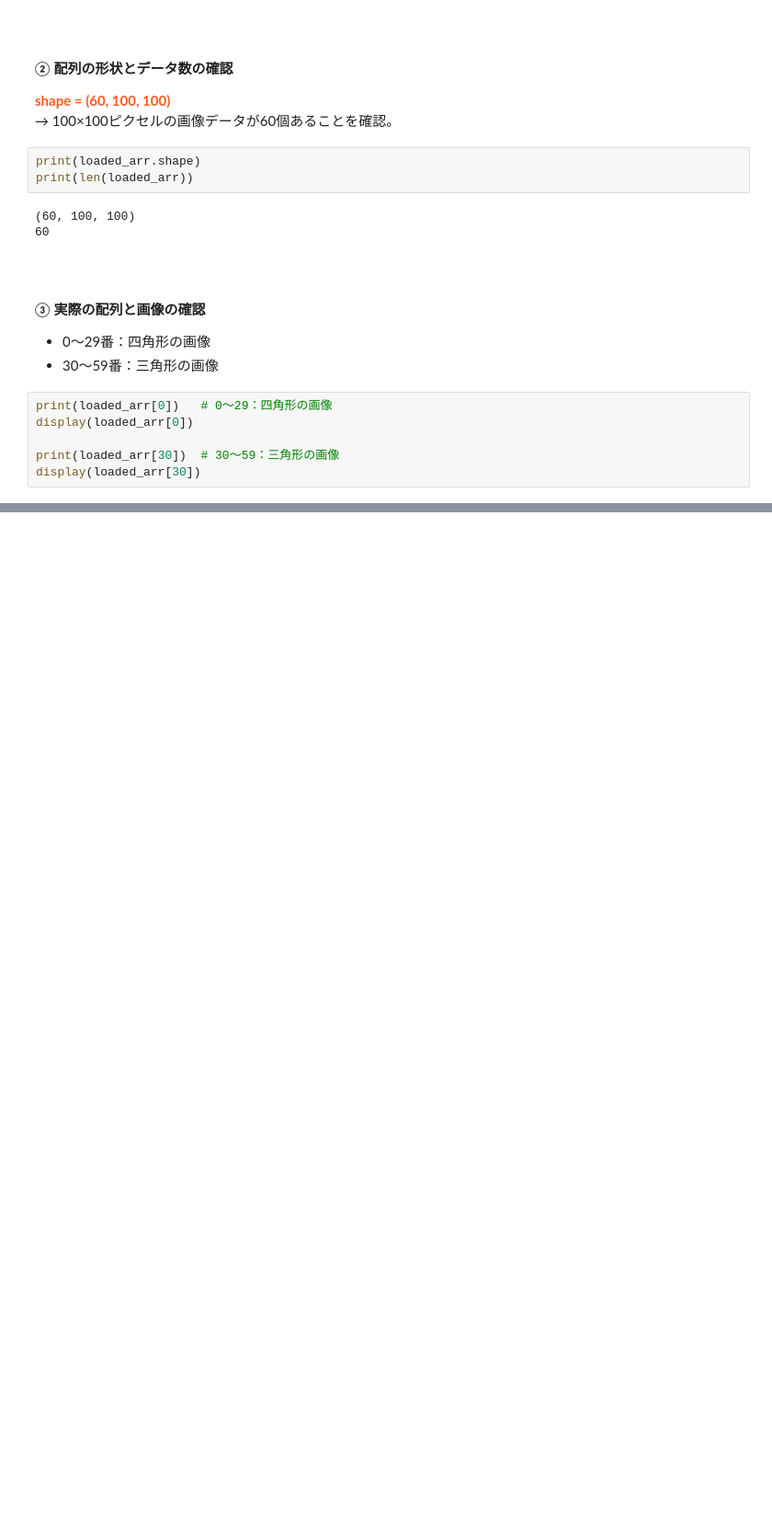
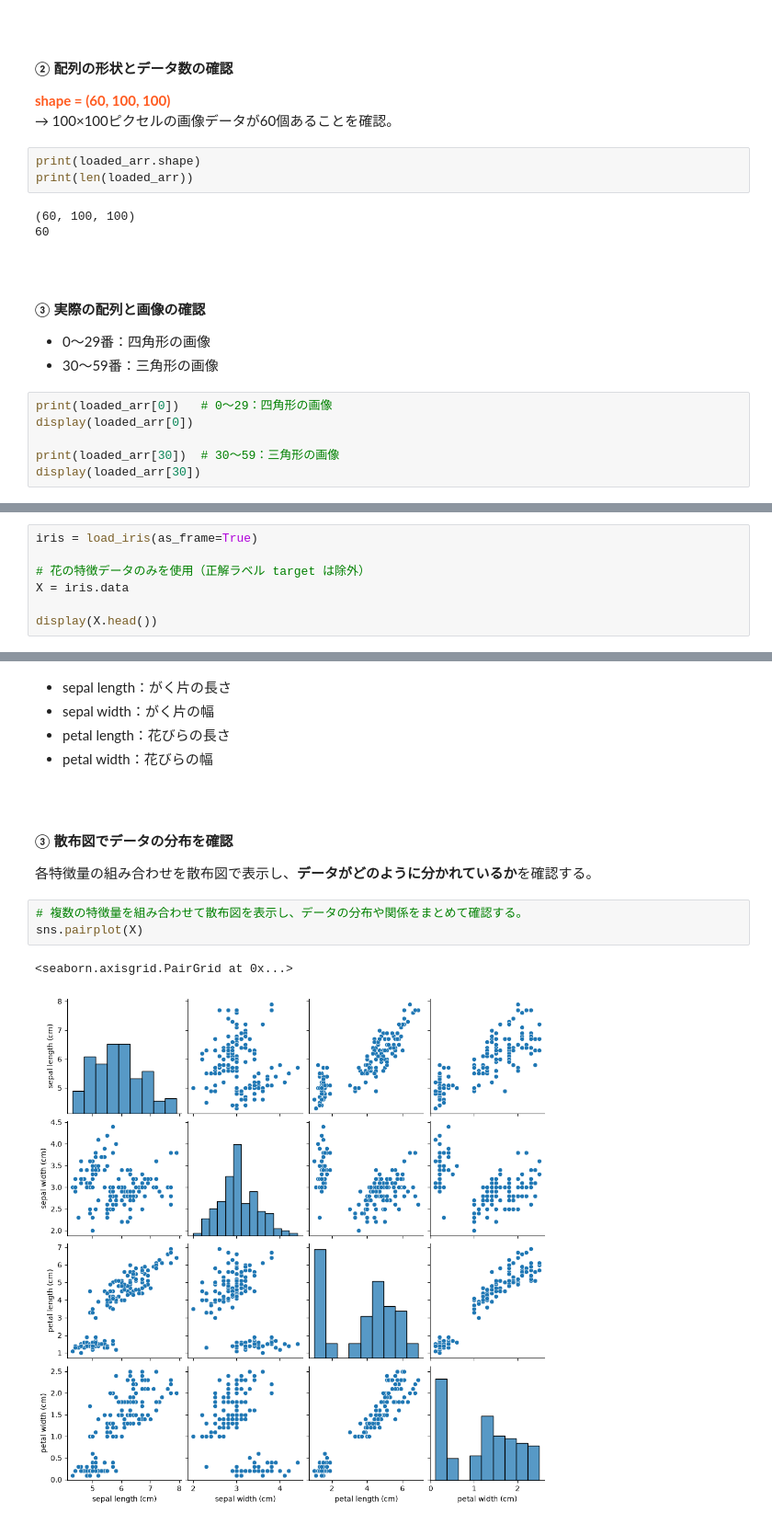
Before and after one commit to KaiLynn99/python_alone, a Jupyter notebook: 2026 10月/10.13 (76日目)/【機械学習】 9. 教師なし学習：クラスタリング.ipynb, the cells around one changed output, grey strips where cells are left out. Shown at 92% size. Drawn from its saved outputs; the diff is of its cells as text; blank space fills up the shorter version.

```diff
--- a/2026 10月/10.13 (76日目)/【機械学習】 9. 教師なし学習：クラスタリング.ipynb
+++ b/2026 10月/10.13 (76日目)/【機械学習】 9. 教師なし学習：クラスタリング.ipynb
@@ -106,0 +285,7 @@ display(loaded_arr[30])
+# %%
+iris = load_iris(as_frame=True)
+
+# 花の特徴データのみを使用（正解ラベル target は除外）
+X = iris.data
+
+display(X.head())
@@ -106,0 +299,17 @@ display(loaded_arr[30])
+# %% [markdown]
+- sepal length：がく片の長さ
+- sepal width：がく片の幅
+- petal length：花びらの長さ
+- petal width：花びらの幅
+# %% [markdown]
+<br>
+
+#### ③ 散布図でデータの分布を確認
+
+各特徴量の組み合わせを散布図で表示し、**データがどのように分かれているか**を確認する。
+# %%
+# 複数の特徴量を組み合わせて散布図を表示し、データの分布や関係をまとめて確認する。
+sns.pairplot(X)
+# %% [output]
+<seaborn.axisgrid.PairGrid at 0x...>
+[figure, added]
```
Also changed, not shown: parts of 36 cells of this notebook, 1 other file.
